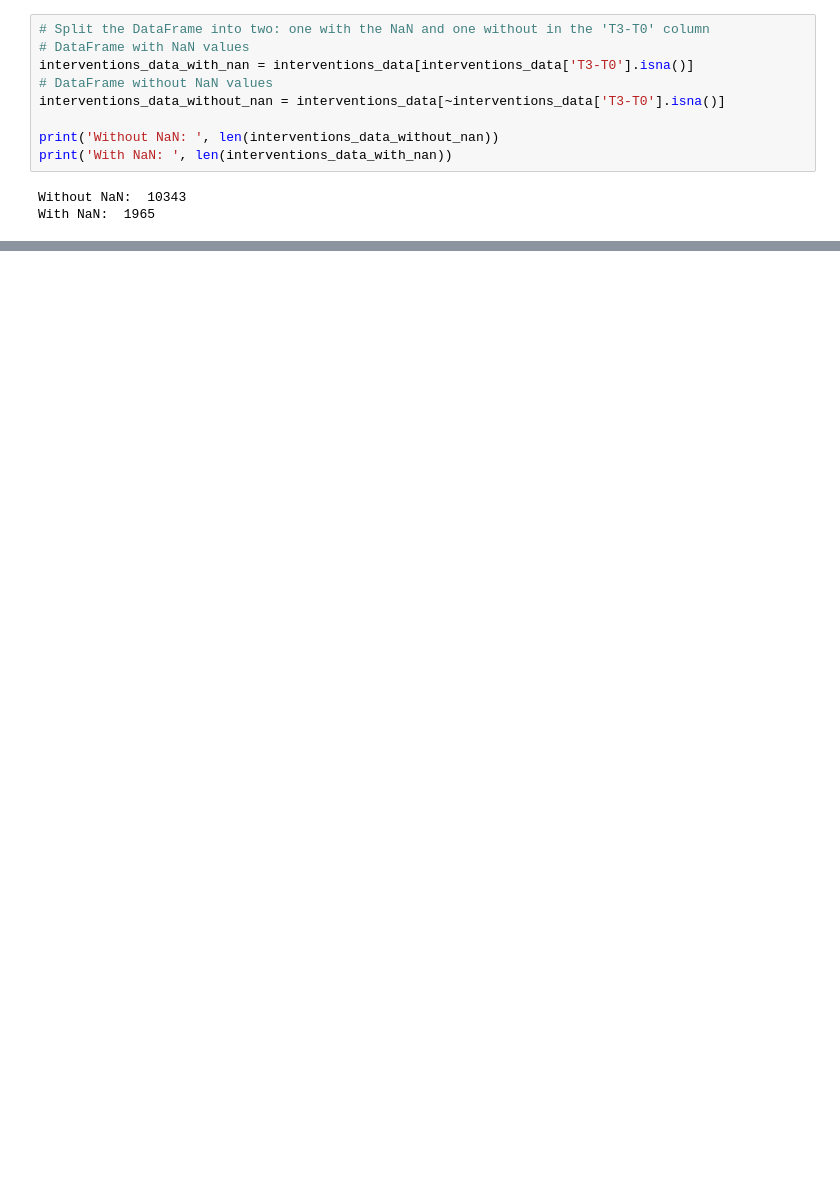
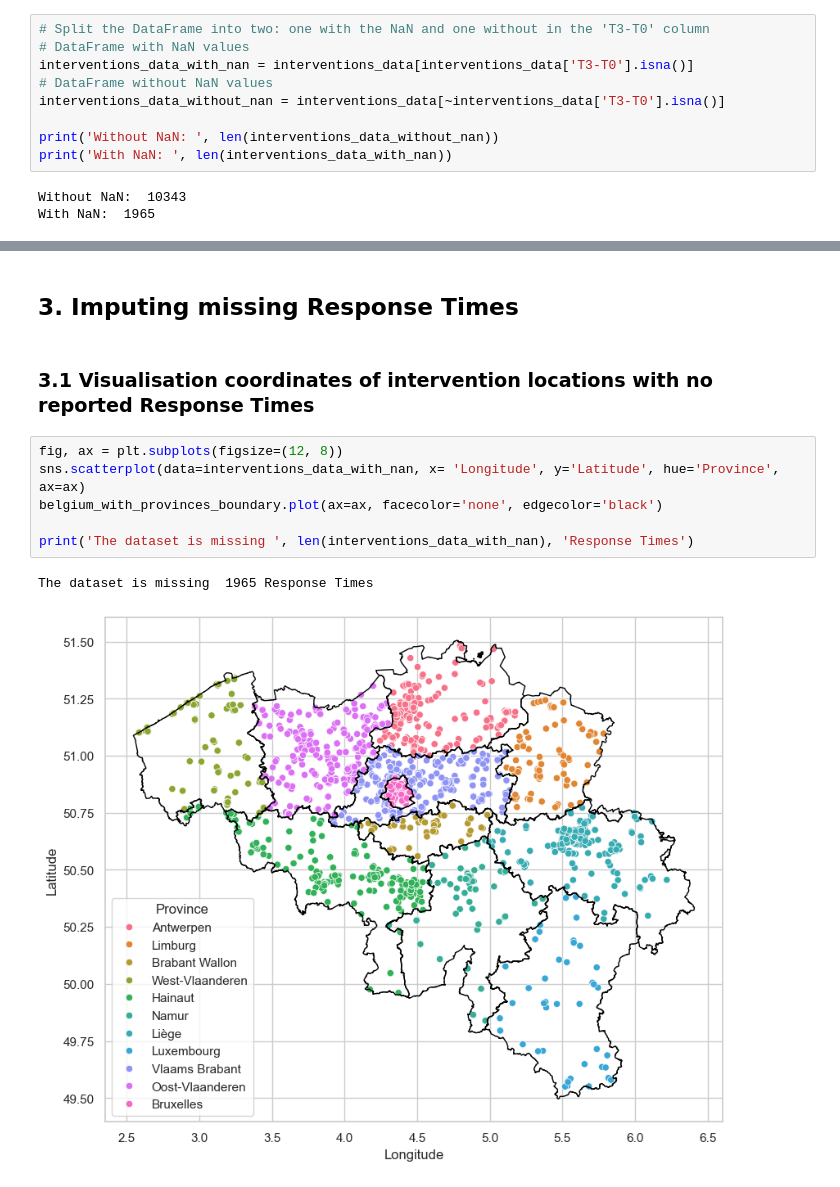
Before and after one commit to JeroenGuillierme/Project-MDA, a Jupyter notebook: 3. Response Time Analysis.ipynb, the cells around one changed output, grey strips where cells are left out. Drawn from its saved outputs; the diff is of its cells as text; blank space fills up the shorter version.

```diff
--- a/3. Response Time Analysis.ipynb
+++ b/3. Response Time Analysis.ipynb
@@ -138,0 +183,13 @@ max_timedelta of dataset: 43.56666666666667
+# %% [markdown]
+## 3. Imputing missing Response Times
+# %% [markdown]
+### 3.1 Visualisation coordinates of intervention locations with no reported Response Times
+# %%
+fig, ax = plt.subplots(figsize=(12, 8))
+sns.scatterplot(data=interventions_data_with_nan, x= 'Longitude', y='Latitude', hue='Province', ax=ax)
+belgium_with_provinces_boundary.plot(ax=ax, facecolor='none', edgecolor='black')
+
+print('The dataset is missing ', len(interventions_data_with_nan), 'Response Times')
+# %% [output]
+The dataset is missing  1965 Response Times
+[figure, added]
```
Also changed, not shown: parts of 73 cells of this notebook, 1 other file.
